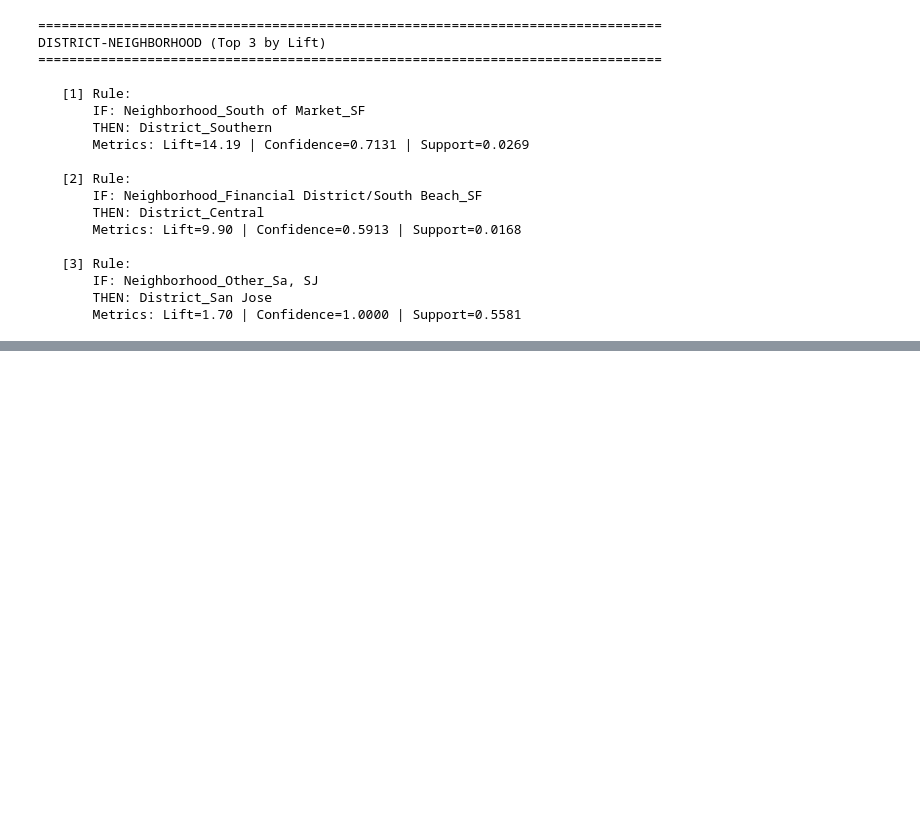
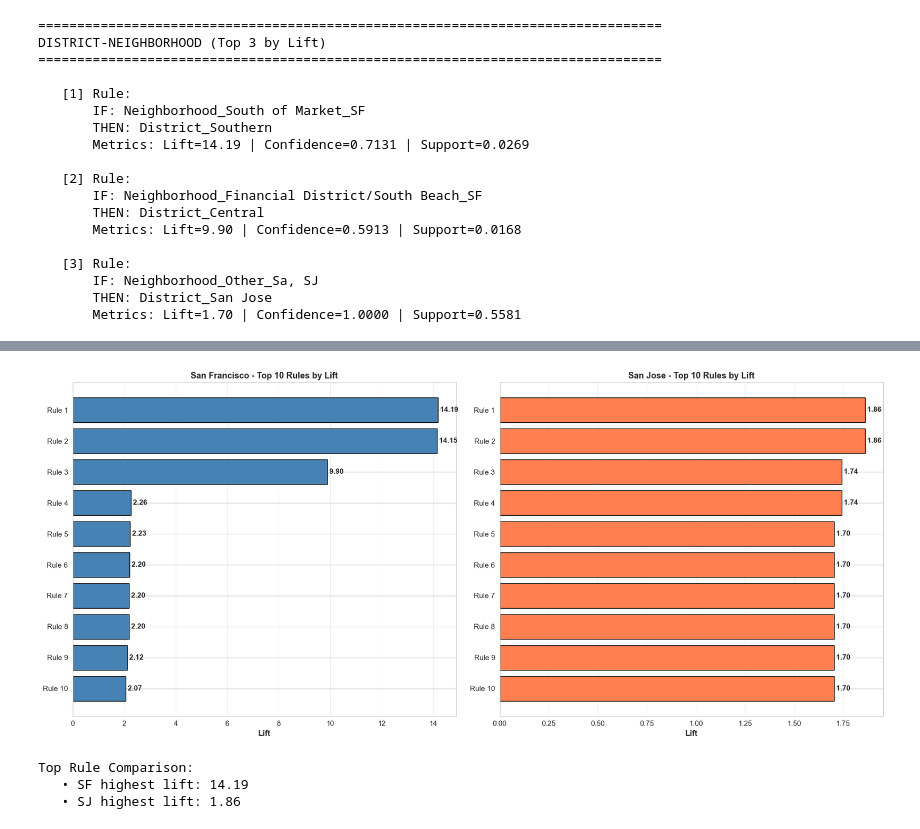
Before and after one commit to rajeevchaurasia-sjsu/sjsf-public-safety-mining, a Jupyter notebook: notebooks/05_association_rules_apriori.ipynb, the cells around one changed output, grey strips where cells are left out. Saved outputs shown, nothing was run; the diff lists cells and outputs as text; code cells hidden in the pictures; blank space fills up the shorter version.

```diff
--- a/notebooks/05_association_rules_apriori.ipynb
+++ b/notebooks/05_association_rules_apriori.ipynb
@@ -1780,0 +2087,42 @@ DISTRICT-NEIGHBORHOOD (Top 3 by Lift)
+# %%
+fig, axes = plt.subplots(1, 2, figsize=(18, 8))
+
+# SF Top 10
+ax1 = axes[0]
+sf_top10 = sf_rules.nlargest(10, 'lift')
+sf_labels = [f"Rule {i+1}" for i in range(len(sf_top10))]
+ax1.barh(sf_labels, sf_top10['lift'].values, color='steelblue', edgecolor='black')
+ax1.set_xlabel('Lift', fontsize=12, fontweight='bold')
+ax1.set_title('San Francisco - Top 10 Rules by Lift', fontsize=13, fontweight='bold')
+ax1.grid(axis='x', alpha=0.3)
+ax1.invert_yaxis()
+
+# Add value labels
+for i, (idx, row) in enumerate(sf_top10.iterrows()):
+    ax1.text(row['lift'], i, f" {row['lift']:.2f}", va='center', fontweight='bold')
+
+# SJ Top 10
+ax2 = axes[1]
+sj_top10 = sj_rules.nlargest(10, 'lift')
+sj_labels = [f"Rule {i+1}" for i in range(len(sj_top10))]
+ax2.barh(sj_labels, sj_top10['lift'].values, color='coral', edgecolor='black')
+ax2.set_xlabel('Lift', fontsize=12, fontweight='bold')
+ax2.set_title('San Jose - Top 10 Rules by Lift', fontsize=13, fontweight='bold')
+ax2.grid(axis='x', alpha=0.3)
+ax2.invert_yaxis()
+
+# Add value labels
+for i, (idx, row) in enumerate(sj_top10.iterrows()):
+    ax2.text(row['lift'], i, f" {row['lift']:.2f}", va='center', fontweight='bold')
+
+plt.tight_layout()
+plt.show()
+
+print(f"\nTop Rule Comparison:")
+print(f"   • SF highest lift: {sf_rules['lift'].max():.2f}")
+print(f"   • SJ highest lift: {sj_rules['lift'].max():.2f}")
+# %% [output]
+[figure, added]
+Top Rule Comparison:
+   • SF highest lift: 14.19
+   • SJ highest lift: 1.86
```
Also changed, not shown: parts of 38 cells of this notebook.
